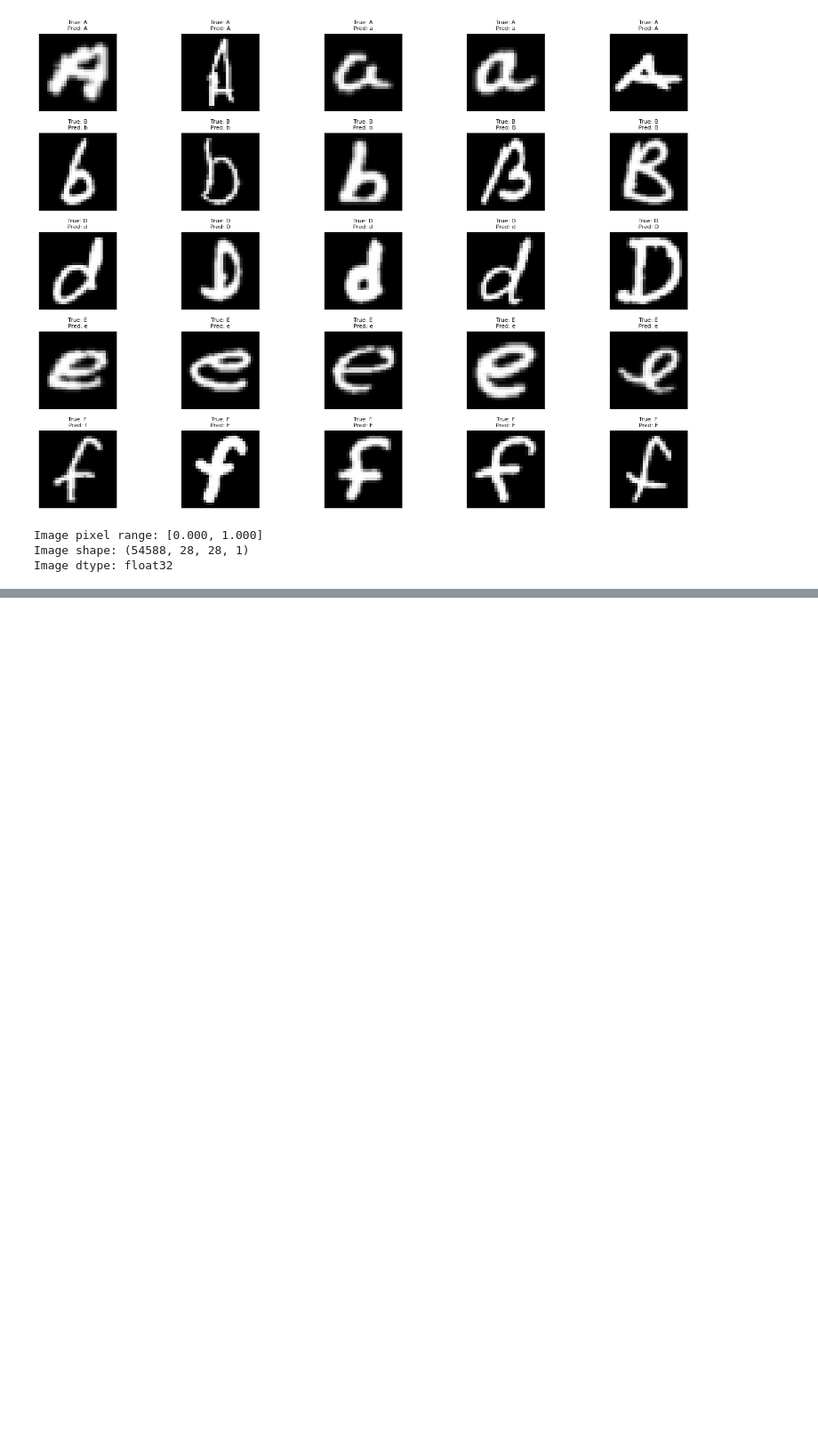
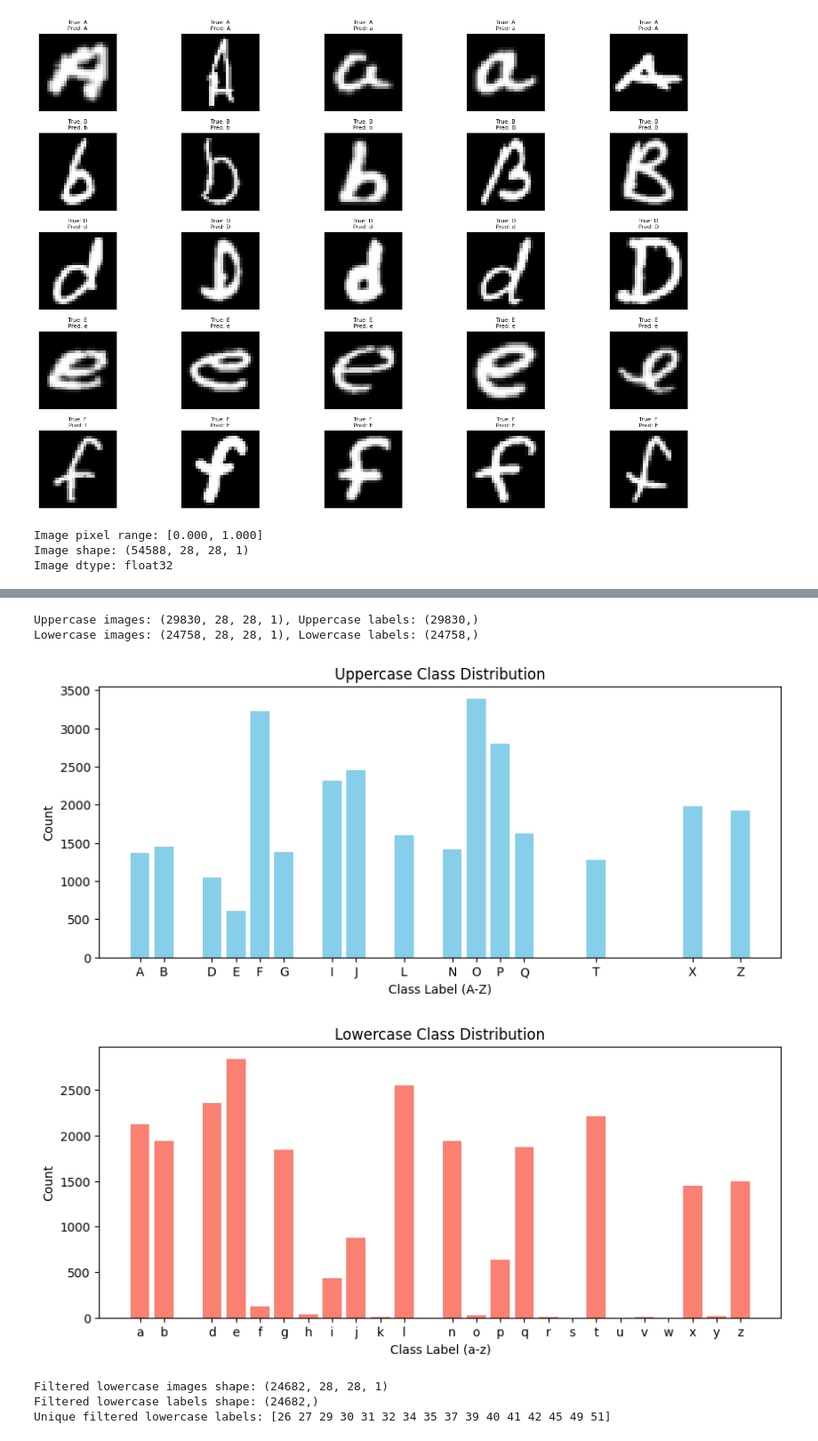
Before and after one commit to 4ndrrw/EMNIST-Letter-Generation-GAN, a Jupyter notebook: partA.ipynb, the cells around one changed output, grey strips where cells are left out. Shown: that part at 89% size. Saved outputs shown, nothing was run; the diff lists cells and outputs as text; code cells hidden in the pictures; blank space fills up the shorter version.

```diff
--- a/partA.ipynb
+++ b/partA.ipynb
@@ -615,0 +563,61 @@ Weights saved successfully!
+# %%
+# Store uppercase images and labels
+uppercase_pred_mask = (predicted_labels >= 0) & (predicted_labels <= 25)
+uppercase_images = final_images[uppercase_pred_mask]
+uppercase_labels = final_labels[uppercase_pred_mask]
+
+# Store lowercase images and labels
+lowercase_pred_mask = (predicted_labels >= 26) & (predicted_labels <= 51)
+lowercase_images = final_images[lowercase_pred_mask]
+lowercase_labels = predicted_labels[lowercase_pred_mask]
+
+print(f"Uppercase images: {uppercase_images.shape}, Uppercase labels: {uppercase_labels.shape}")
+print(f"Lowercase images: {lowercase_images.shape}, Lowercase labels: {lowercase_labels.shape}")
+# %% [output]
+Uppercase images: (29830, 28, 28, 1), Uppercase labels: (29830,)
+Lowercase images: (24758, 28, 28, 1), Lowercase labels: (24758,)
+# %%
+# Calculate unique labels and counts for uppercase and lowercase
+unique_uppercase_labels, uppercase_counts = np.unique(uppercase_labels, return_counts=True)
+unique_lowercase_labels, lowercase_counts = np.unique(lowercase_labels, return_counts=True)
+
+# Uppercase class distribution
+plt.figure(figsize=(10, 4))
+plt.bar(unique_uppercase_labels, uppercase_counts, color='skyblue')
+plt.title('Uppercase Class Distribution')
+plt.xlabel('Class Label (A-Z)')
+plt.ylabel('Count')
+plt.xticks(unique_uppercase_labels, [chr(l + 64) for l in unique_uppercase_labels])
+plt.show()
+
+# Lowercase class distribution
+plt.figure(figsize=(10, 4))
+plt.bar(unique_lowercase_labels, lowercase_counts, color='salmon')
+plt.title('Lowercase Class Distribution')
+plt.xlabel('Class Label (a-z)')
+plt.ylabel('Count')
+plt.xticks(
+  unique_lowercase_labels,
+  [chr(l - 26 + ord('a')) for l in unique_lowercase_labels]
+)
+plt.show()
+# %% [output]
+[figure, added]
+[figure, added]
+# %%
+# Selected lowercase letters: a, b, d, e, f, g, i, j, l, n, o, p, q, t, x, z
+selected_lowercase_letters = ['a', 'b', 'd', 'e', 'f', 'g', 'i', 'j', 'l', 'n', 'o', 'p', 'q', 't', 'x', 'z']
+selected_lowercase_labels = [ord(c) - ord('a') + 26 for c in selected_lowercase_letters]
+
+# Filter lowercase images and labels for selected classes
+mask = np.isin(lowercase_labels, selected_lowercase_labels)
+filtered_lowercase_images = lowercase_images[mask]
+filtered_lowercase_labels = lowercase_labels[mask]
+
+print(f"Filtered lowercase images shape: {filtered_lowercase_images.shape}")
+print(f"Filtered lowercase labels shape: {filtered_lowercase_labels.shape}")
+print(f"Unique filtered lowercase labels: {np.unique(filtered_lowercase_labels)}")
+# %% [output]
+Filtered lowercase images shape: (24682, 28, 28, 1)
+Filtered lowercase labels shape: (24682,)
+Unique filtered lowercase labels: [26 27 29 30 31 32 34 35 37 39 40 41 42 45 49 51]
```
Also changed, not shown: parts of 8 cells of this notebook, 53 other files.
